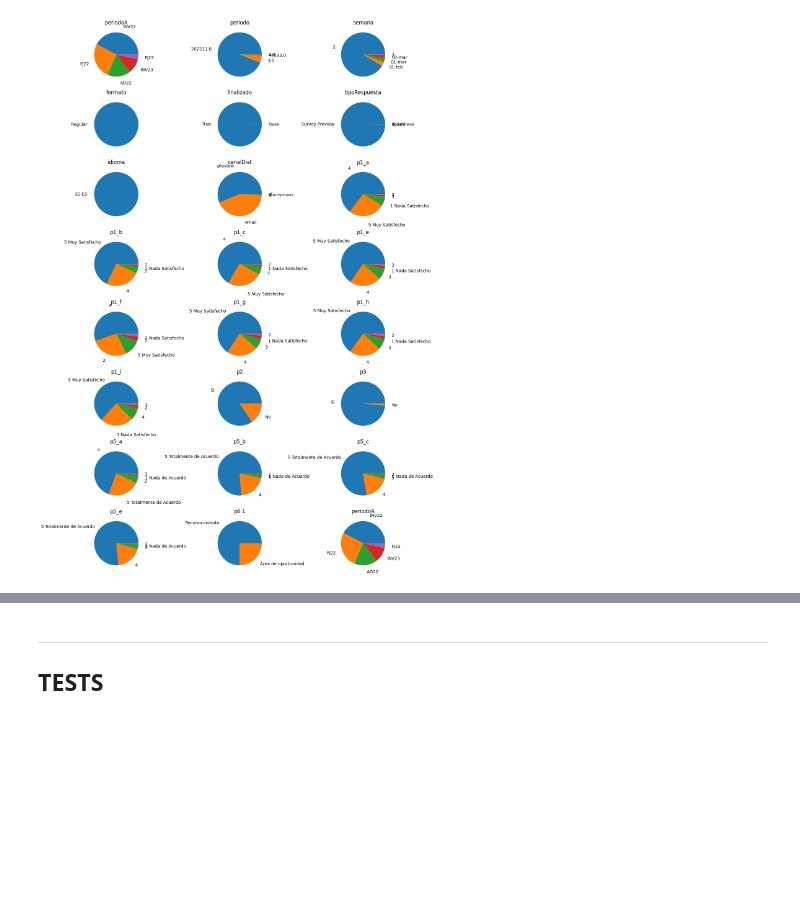
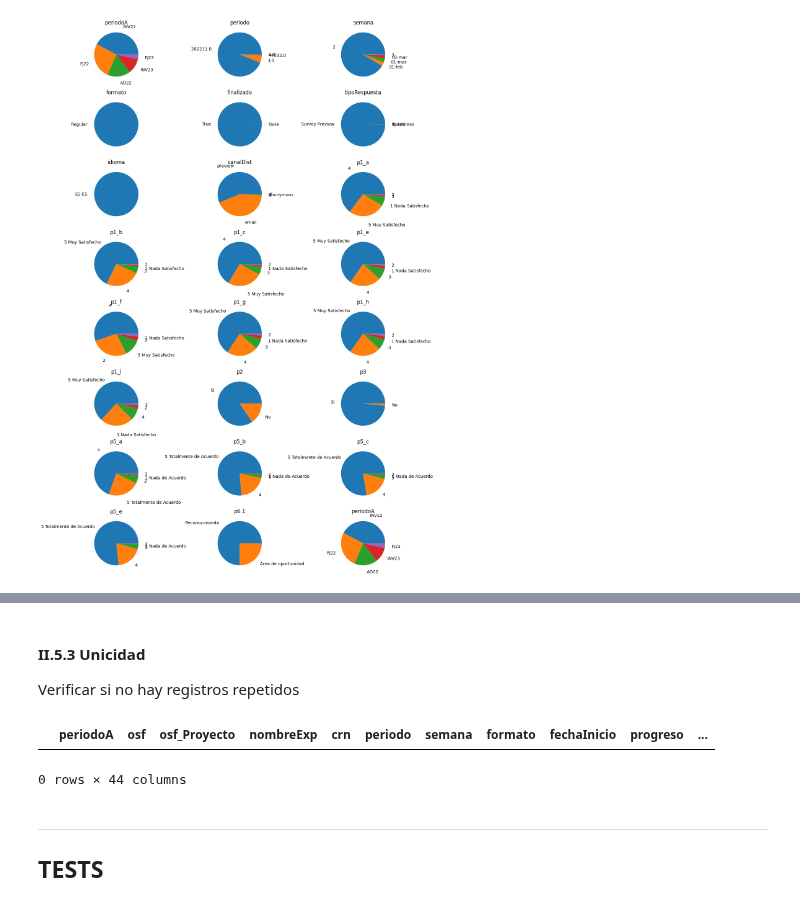
Before and after one commit to EstebanPerez25/ACD-Modelo_predictivo_de_satisfacion, a Jupyter notebook: Modelo_predictivo_de_satisfacción.ipynb, the cells around one changed output, grey strips where cells are left out. Drawn from its saved outputs; the diff is of its cells as text; code cells hidden in the pictures; blank space fills up the shorter version.

```diff
--- a/Modelo_predictivo_de_satisfacción.ipynb
+++ b/Modelo_predictivo_de_satisfacción.ipynb
@@ -441,3 +494,12 @@ plt.show()
+# %% [markdown]
+#### II.5.3 Unicidad
+
+Verificar si no hay registros repetidos
+# %%
+df_m[df_m.duplicated()]
+# %% [output]
+|  | periodoA | osf | osf_Proyecto | nombreExp | crn | periodo | semana | formato | fechaInicio | progreso | ... |
+0 rows × 44 columns
 # %% [markdown]
 ---
 ## TESTS
```
Also changed, not shown: parts of 13 cells of this notebook.
